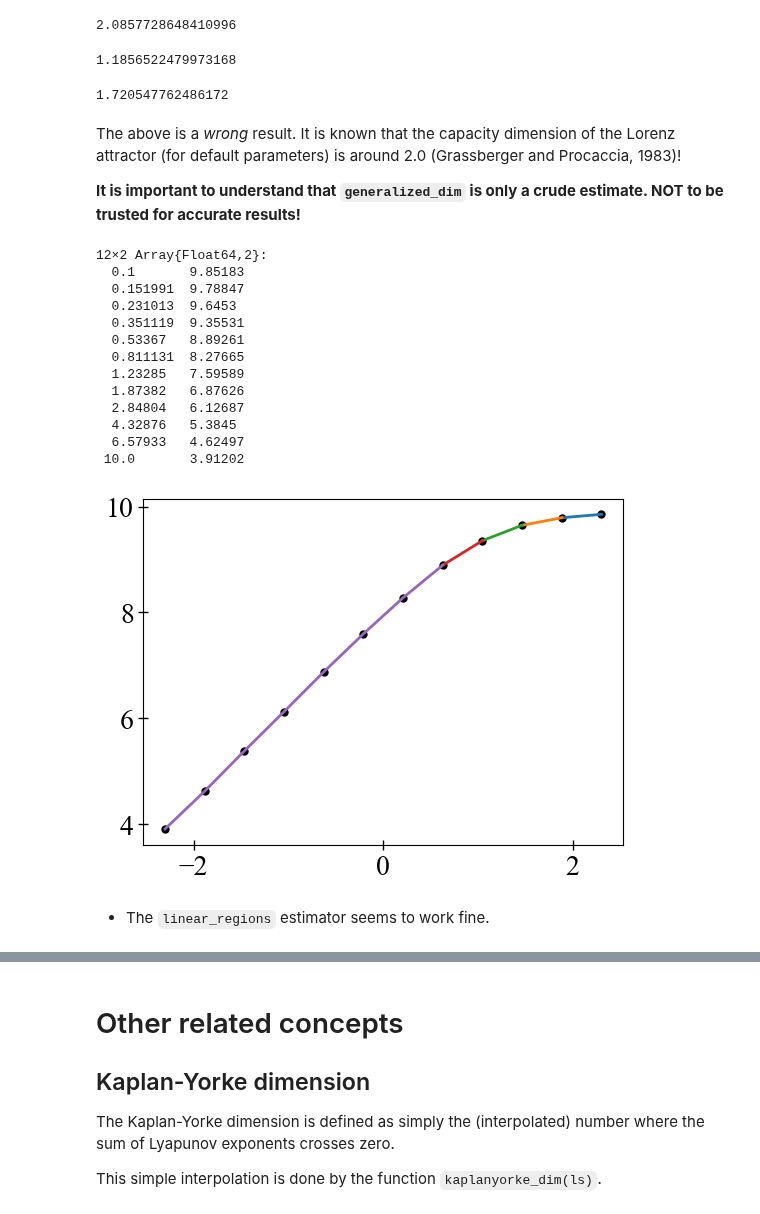
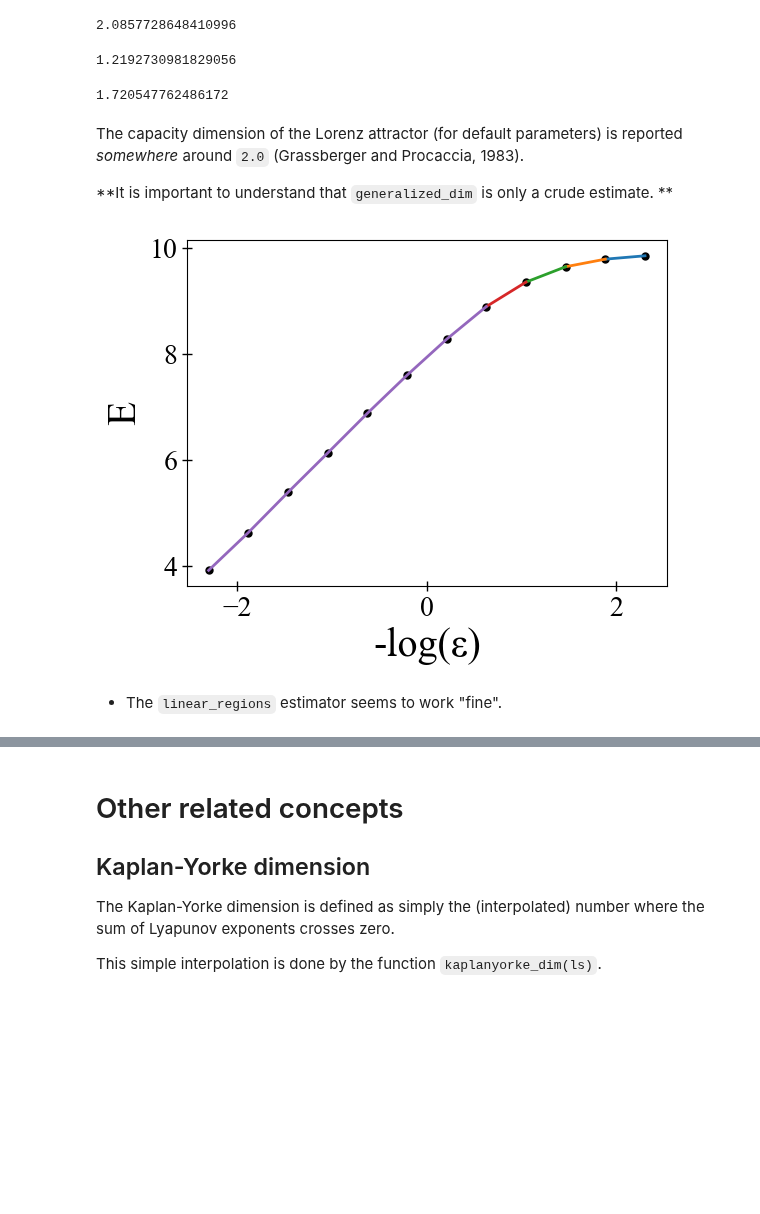
Before and after one commit to xorJane/tutorials, a Jupyter notebook: 5. Entropies & Dimensions.ipynb, the cells around one changed output, grey strips where cells are left out. Cells and saved outputs as stored; diff of their text form; code cells hidden in the pictures; blank space fills up the shorter version.

Commit message:
finalize dimensions tutorial

```diff
--- a/5. Entropies & Dimensions.ipynb
+++ b/5. Entropies & Dimensions.ipynb
@@ -395,10 +395,10 @@ information_dim(tr) # ≡ generalized_dim(1, tr)
 # %%
 # Let's do the same for the Henon map that we have seen in previous tutorials
 hen = Systems.henon()
-tr = trajectory(hen, 100000)
+tr = trajectory(hen, 200000)
 capacity_dim(tr) # ≡ generalized_dim(0, tr)
 # %% [output]
-1.1856522479973168
+1.2192730981829056
 # %%
 # Same for the lorenz system
 lor = Systems.lorenz()
@@ -408,33 +408,19 @@ capacity_dim(tr_lor)
 # %% [output]
 1.720547762486172
 # %% [markdown]
-The above is a *wrong* result. It is known that the capacity dimension of the Lorenz attractor (for default parameters) is around 2.0 (Grassberger and Procaccia, 1983)!
+The capacity dimension of the Lorenz attractor (for default parameters) is reported *somewhere* around `2.0` (Grassberger and Procaccia, 1983).
 
-**It is important to understand that `generalized_dim` is only a crude estimate. NOT to be trusted for accurate results!**
+**It is important to understand that `generalized_dim` is only a crude estimate. **
 # %%
 es = estimate_boxsizes(tr_lor)
 ds = genentropy.(0, es, tr_lor)
-hcat(es, ds) # show es next to ds
+
+# visualize what linear regions finds...
+figure(figsize = (6,4))
+plot_linear_regions(-log.(es), ds)
+xlabel("-log(ε)"); ylabel("E");
 # %% [output]
-12×2 Array{Float64,2}:
-  0.1       9.85183
-  0.151991  9.78847
-  0.231013  9.6453
-  0.351119  9.35531
-  0.53367   8.89261
-  0.811131  8.27665
-  1.23285   7.59589
-  1.87382   6.87626
-  2.84804   6.12687
-  4.32876   5.3845
-  6.57933   4.62497
- 10.0       3.91202
+[figure, added]
-# %%
-# visualize what linear regions finds...
-figure(figsize = (6,4))
-plot_linear_regions(-log.(es), ds)
-# %% [output]
-[figure, removed]
 # %% [markdown]
-* The `linear_regions` estimator seems to work fine.
+* The `linear_regions` estimator seems to work "fine".
 # %%
```
Also changed, not shown: parts of 19 cells of this notebook.
